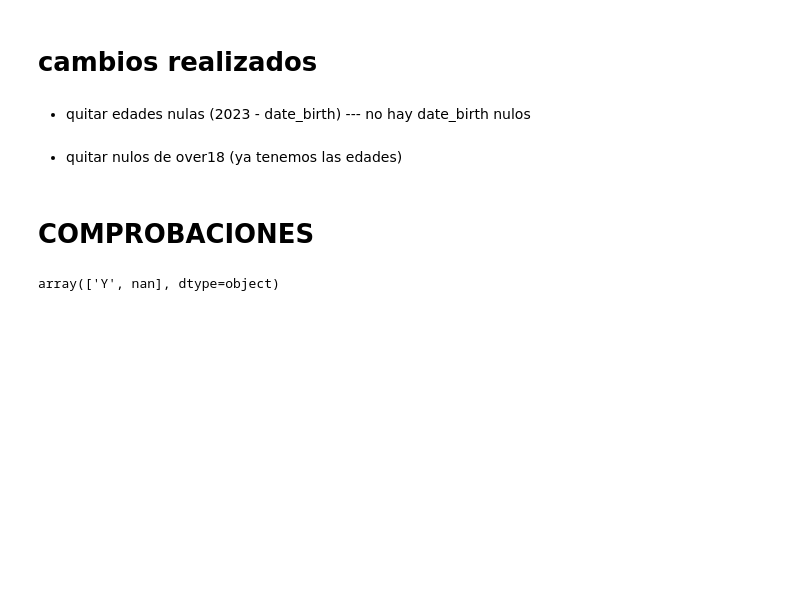
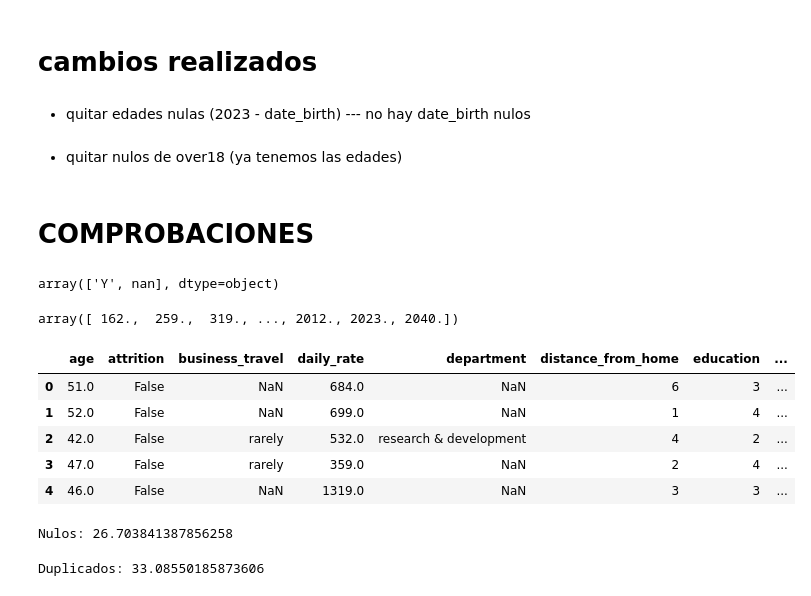
Before and after one commit to icorreald/proyecto-da-promo-G-modulo-3-team-3, a Jupyter notebook: notebooks-trabajo/isa.ipynb, the cells around one changed output. Saved outputs shown, nothing was run; the diff lists cells and outputs as text; code cells hidden in the pictures; blank space fills up the shorter version.

```diff
--- a/notebooks-trabajo/isa.ipynb
+++ b/notebooks-trabajo/isa.ipynb
@@ -483,0 +487,21 @@ array(['Y', nan], dtype=object)
+# %%
+df['employee_number'].unique()
+# %% [output]
+array([ 162.,  259.,  319., ..., 2012., 2023., 2040.])
+# %%
+df.head()
+# %% [output]
+|  | age | attrition | business_travel | daily_rate | department | distance_from_home | education | ... |
+| 0 | 51.0 | False | NaN | 684.0 | NaN | 6 | 3 | ... |
+| 1 | 52.0 | False | NaN | 699.0 | NaN | 1 | 4 | ... |
+| 2 | 42.0 | False | rarely | 532.0 | research & development | 4 | 2 | ... |
+| 3 | 47.0 | False | rarely | 359.0 | NaN | 2 | 4 | ... |
+| 4 | 46.0 | False | NaN | 1319.0 | NaN | 3 | 3 | ... |
+# %%
+print('Nulos:',df['employee_number'].isnull().sum()/df.shape[0]*100)
+# %% [output]
+Nulos: 26.703841387856258
+# %%
+print('Duplicados:',df['employee_number'].duplicated().sum()/df['employee_number'].shape[0]*100)
+# %% [output]
+Duplicados: 33.08550185873606
```
Also changed, not shown: parts of 15 cells of this notebook, 6 other files.
